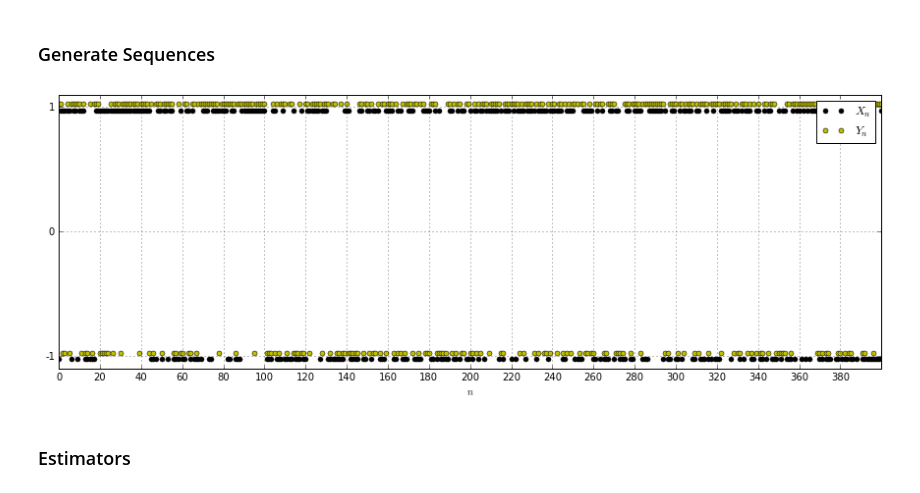
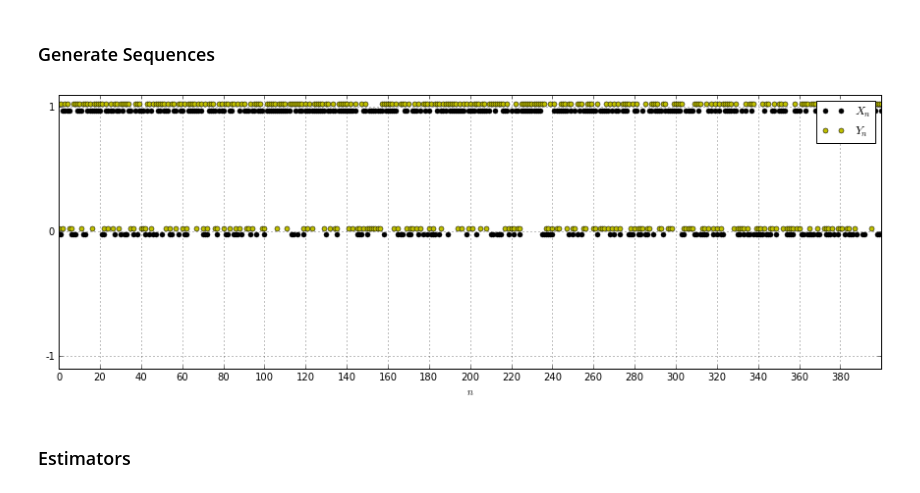
Before and after one commit to gabeschamberg/notes, a Jupyter notebook: Time-Varying Causality for a Pair of Conditional Bernoulli Processes.ipynb, the cells around one changed output. Drawn from its saved outputs; the diff is of its cells as text; code cells hidden in the pictures.

```diff
--- a/Time-Varying Causality for a Pair of Conditional Bernoulli Processes.ipynb
+++ b/Time-Varying Causality for a Pair of Conditional Bernoulli Processes.ipynb
@@ -49,8 +49,8 @@ def gen_sequence(Ns=[100],thetas=[(0,0,0)],gammas=[(0,0,0)],plot = True):
     gamma = gammas[0]
     X = []
     Y = []
-    X.append((np.random.binomial(1,theta[0],1)-0.5)*2)
-    Y.append((np.random.binomial(1,gamma[0],1)-0.5)*2)
+    X.append((np.random.binomial(1,0.5,1)   )) #-0.5)*2)
+    Y.append((np.random.binomial(1,0.5,1)   )) #-0.5)*2)
     px = []
     py = []
     px.append(theta[0])
@@ -62,36 +62,36 @@ def gen_sequence(Ns=[100],thetas=[(0,0,0)],gammas=[(0,0,0)],plot = True):
         t1 = thetas[i][1]
         t2 = thetas[i][2]
         g0 = gammas[i][0]
         g1 = gammas[i][1]
         g2 = gammas[i][2]
         for n in range(N):
             x_prev = X[offset + n]
             y_prev = Y[offset + n]
             x_p = np.exp(t0 + t1*x_prev + t2*y_prev) / (1 + np.exp(t0 + t1*x_prev + t2*y_prev))
             y_p = np.exp(g0 + g1*y_prev + g2*x_prev) / (1 + np.exp(g0 + g1*y_prev + g2*x_prev))
-            X.append((np.random.binomial(1,x_p,1)-0.5)*2)
-            Y.append((np.random.binomial(1,y_p,1)-0.5)*2)
+            X.append((np.random.binomial(1,x_p,1)     )) #-0.5)*2)
+            Y.append((np.random.binomial(1,y_p,1)     )) #-0.5)*2)
             px.append(x_p)
             py.append(y_p)
         offset += N
 
     if not plot:
         return X, Y, px, py
     else:
         fig,ax = plt.subplots(figsize = (15,5))
         ax.plot([x-0.025 for x in X],'ko',label='$X_n$',markersize=5)
         ax.plot([y+0.025 for y in Y],'yo',label='$Y_n$',markersize=5)
         ax.xaxis.set(ticks=np.arange(0,sum(Ns),sum(Ns)//20))
         ax.yaxis.set(ticks=(-1,0,1), ticklabels=('-1','0','1'))
         ax.set_ylim([-1.1,1.1])
         ax.grid('on')
         ax.set_xlabel('$n$')
         ax.legend()
         return X, Y, px, py, ax
 
 gen_sequence(Ns=[300,100],thetas=[(0,0.5,0.5),(0,0,0)],gammas=[(0.5,0,0),(0.5,0,0)]);
 # %% [output]
-[figure, old version]
+[figure, new version]
 # %% [markdown]
 ### Estimators
 # %% [markdown]
```
Also changed, not shown: parts of 4 cells of this notebook, 1 other file.
